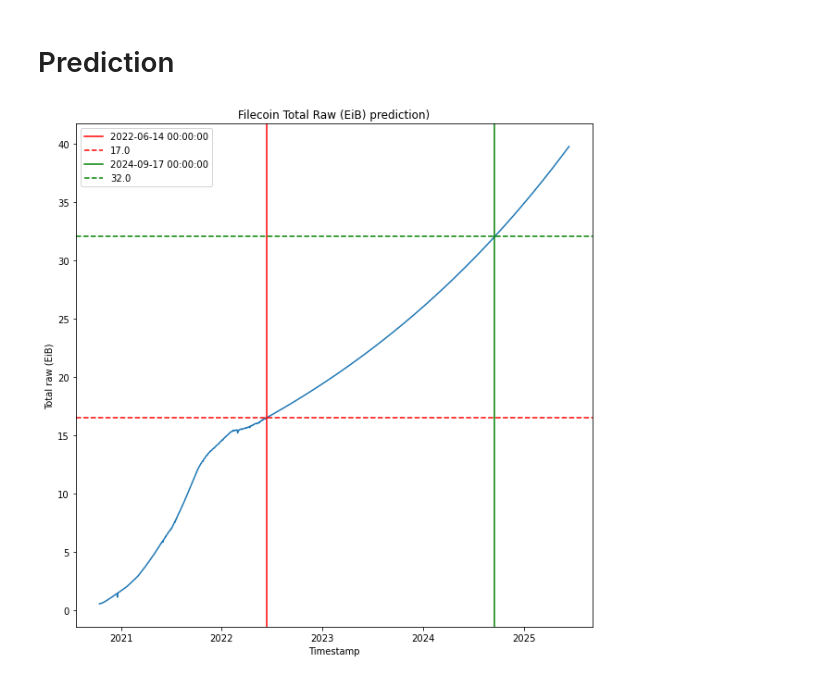
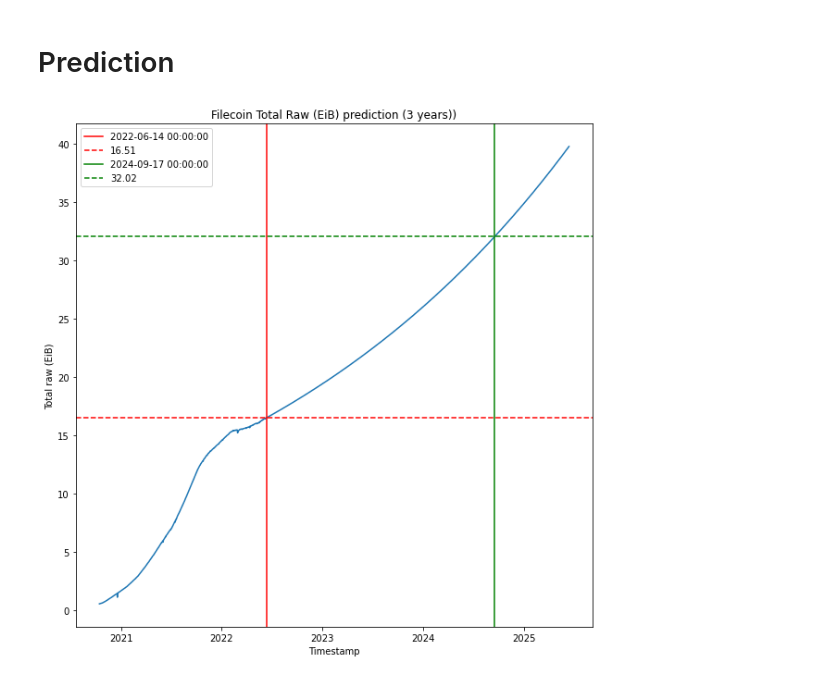
Before and after one commit to romainvaltier/filecoin_total_raw_eib_power_prediction, a Jupyter notebook: notebook.ipynb, the cells around one changed output. Saved outputs shown, nothing was run; the diff lists cells and outputs as text; code cells hidden in the pictures.

Commit message:
Updated storage precision in graph

```diff
--- a/notebook.ipynb
+++ b/notebook.ipynb
@@ -163,34 +173,34 @@ pred = np.exp(sarima.predict(df.size, df.size + 365 * 3))
 dfpred = pd.concat([df, pred])
 
 plt.plot(dfpred)  # Visualisation
 
 plt.axvline(
     x=df[df == df.max()].index.item(),
     color="red",
     label=df[df == df.max()].index.item(),
 )
-plt.axhline(y=df.max(), color="red", linestyle="dashed", label=round(df.max(), 0))
+plt.axhline(y=df.max(), color="red", linestyle="dashed", label=round(df.max(), 2))
 
 plt.axvline(
     x=pred[pred.values >= 32].first("D").index.item(),
     color="green",
     label=pred[pred.values >= 32].first("D").index.item(),
 )
 plt.axhline(
     y=pred[pred.values >= 32].first("D").iloc[0],
     color="green",
     linestyle="dashed",
-    label=round(pred[pred.values >= 32].first("D").iloc[0], 0),
+    label=round(pred[pred.values >= 32].first("D").iloc[0], 2),
 )
 
-plt.title("Filecoin Total Raw (EiB) prediction)")
+plt.title("Filecoin Total Raw (EiB) prediction (3 years))")
 plt.xlabel("Timestamp")
 plt.ylabel("Total raw (EiB)")
 
 plt.legend(loc="best")
 
 plt.savefig("filecoin_total_raw_eib_power_prediction.png")
 
 plt.show();
 # %% [output]
-[figure, old version]
+[figure, new version]
```
Also changed, not shown: parts of 1 cell of this notebook, 1 other file.
